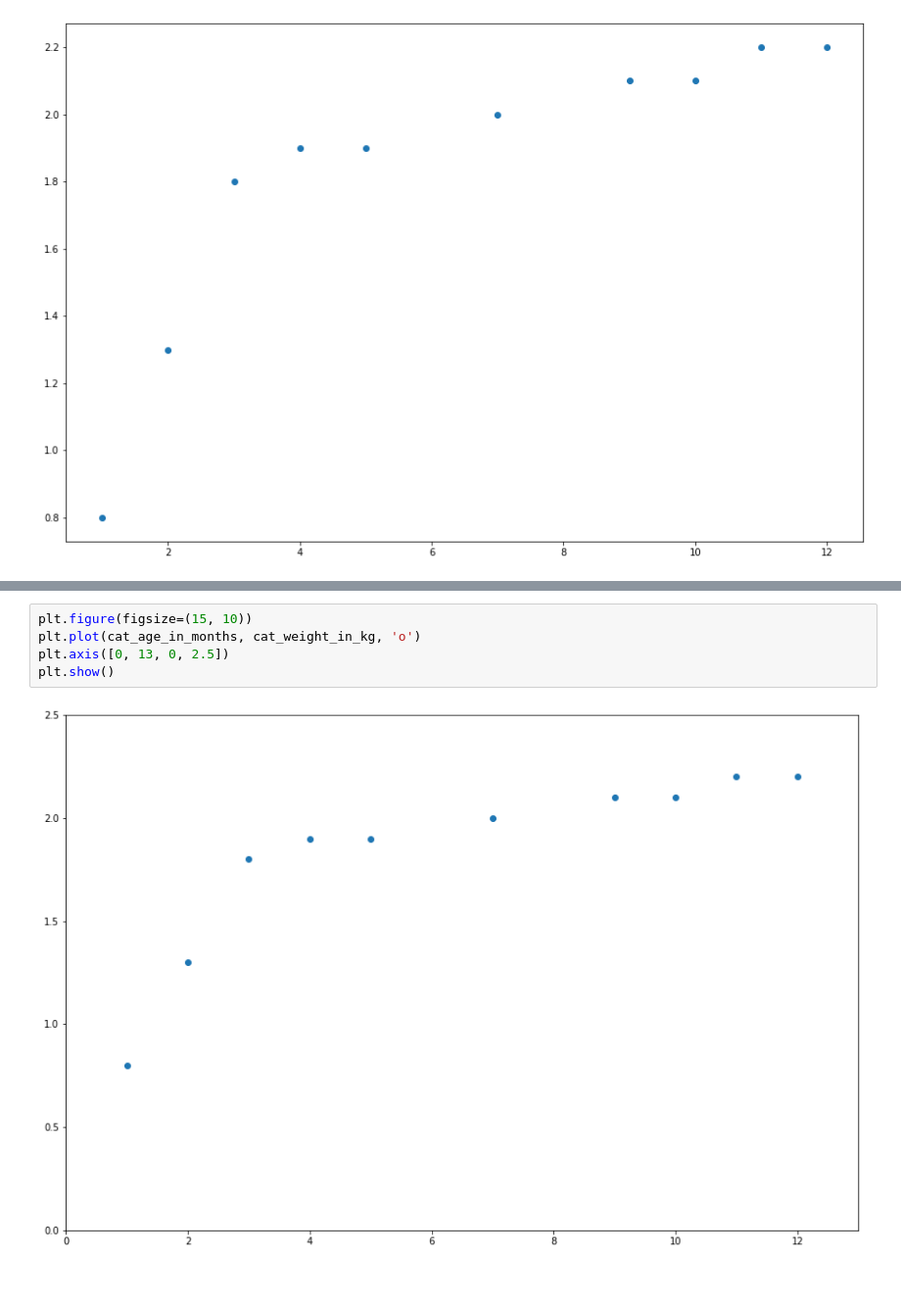
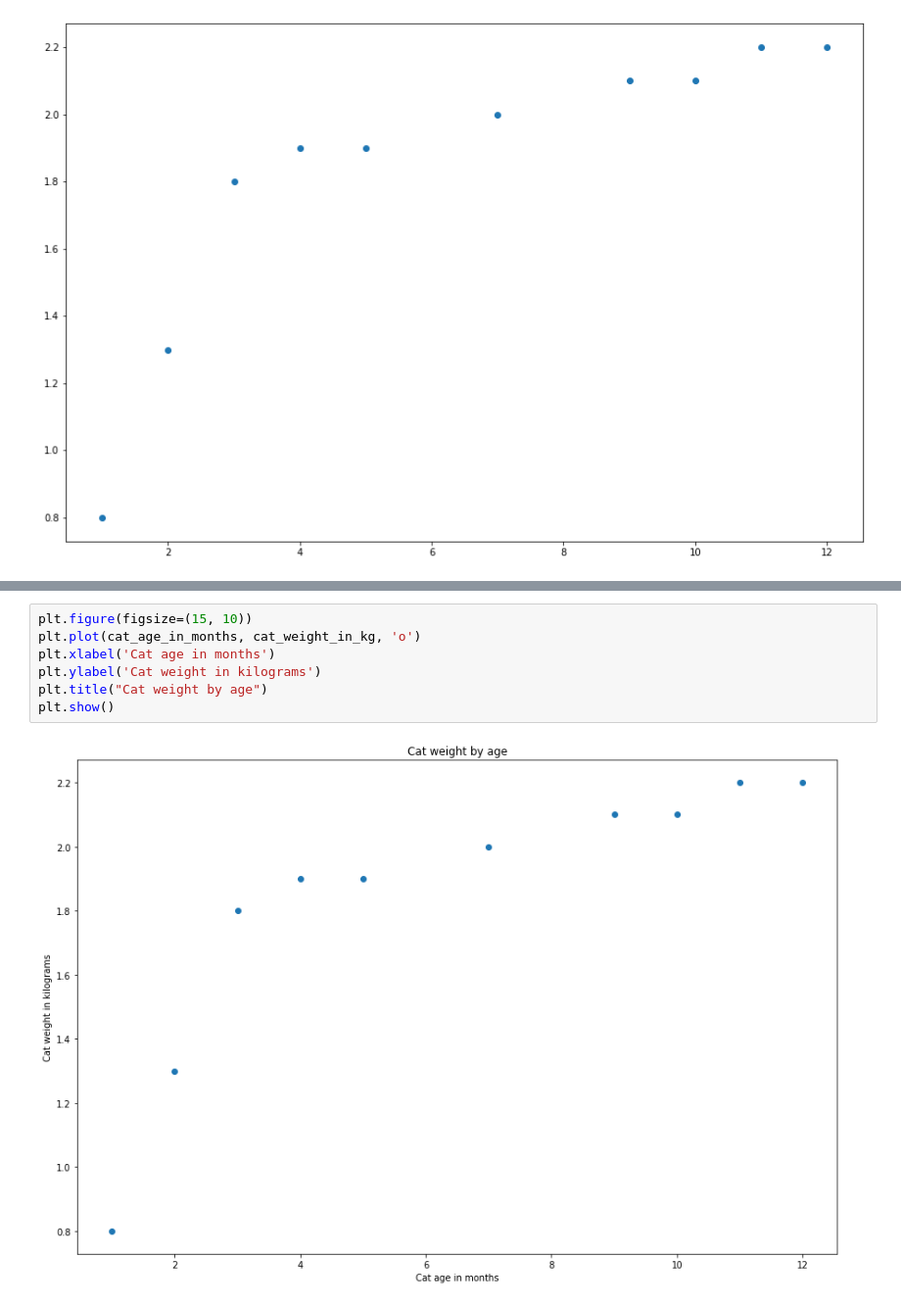
Before and after one commit to Magiduck/matplotlib_workshop, a Jupyter notebook: matplotlib_workshop.ipynb, the cells around one changed output, grey strips where cells are left out. Shown at 98% size. Drawn from its saved outputs; the diff is of its cells as text.

```diff
--- a/matplotlib_workshop.ipynb
+++ b/matplotlib_workshop.ipynb
@@ -82,7 +54,9 @@ plt.show()
-# %%
-plt.figure(figsize=(15, 10))
-plt.plot(cat_age_in_months, cat_weight_in_kg, 'o')
-plt.axis([0, 13, 0, 2.5])
-plt.show()
-# %% [output]
-[figure, removed]
+# %%
+plt.figure(figsize=(15, 10))
+plt.plot(cat_age_in_months, cat_weight_in_kg, 'o')
+plt.xlabel('Cat age in months')
+plt.ylabel('Cat weight in kilograms')
+plt.title("Cat weight by age")
+plt.show()
+# %% [output]
+[figure, added]
```
Also changed, not shown: parts of 8 cells of this notebook.
